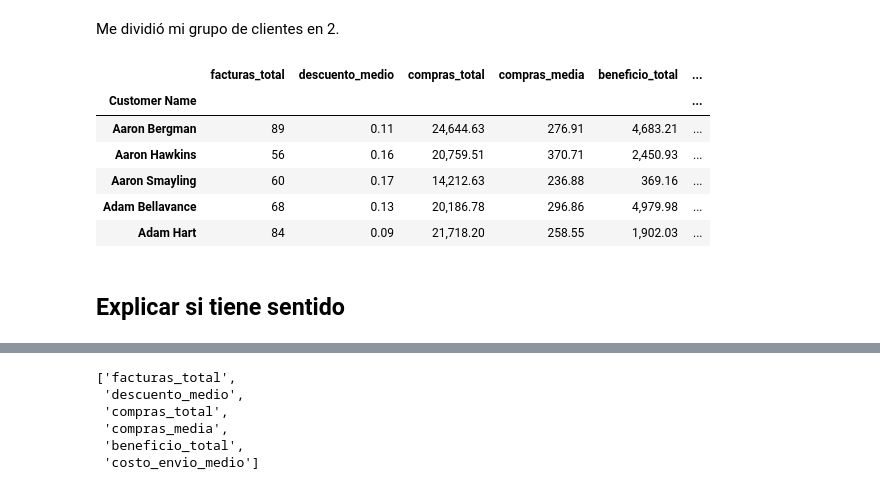
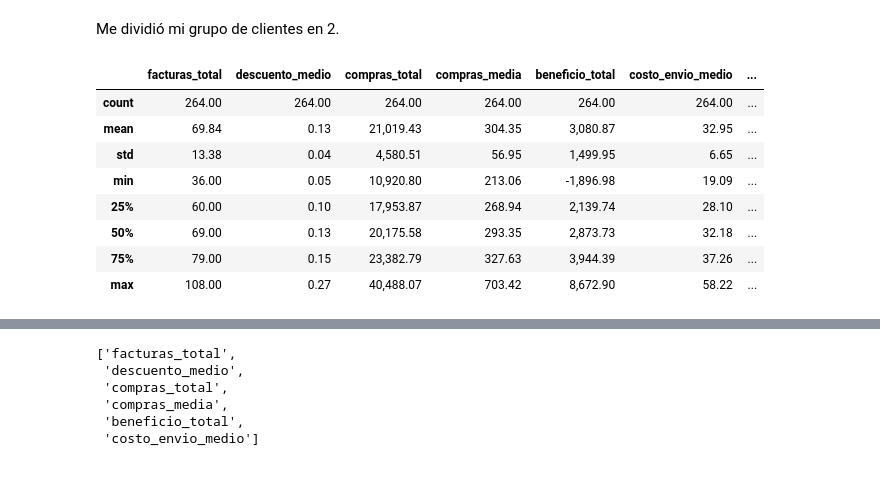
Before and after one commit to ngcarvajall/Proyecto9_Clustering_Regresion, a Jupyter notebook: Notebooks/EDA.ipynb, the cells around one changed output, grey strips where cells are left out. Cells and saved outputs as stored; diff of their text form; code cells hidden in the pictures.

```diff
--- a/Notebooks/EDA.ipynb
+++ b/Notebooks/EDA.ipynb
@@ -642,14 +680,2 @@ Explicar
 # %% [markdown]
 Me dividió mi grupo de clientes en 2.
-# %%
-df_clean.head()
-# %% [output]
-|  | facturas_total | descuento_medio | compras_total | compras_media | beneficio_total | ... |
-| Customer Name |  |  |  |  |  | ... |
-| Aaron Bergman | 89 | 0.11 | 24,644.63 | 276.91 | 4,683.21 | ... |
-| Aaron Hawkins | 56 | 0.16 | 20,759.51 | 370.71 | 2,450.93 | ... |
-| Aaron Smayling | 60 | 0.17 | 14,212.63 | 236.88 | 369.16 | ... |
-| Adam Bellavance | 68 | 0.13 | 20,186.78 | 296.86 | 4,979.98 | ... |
-| Adam Hart | 84 | 0.09 | 21,718.20 | 258.55 | 1,902.03 | ... |
-# %% [markdown]
-## Explicar si tiene sentido
@@ -655,0 +684,12 @@ df_clean.head()
+# %%
+df_clean[df_clean['cluster'] == 0].describe()
+# %% [output]
+|  | facturas_total | descuento_medio | compras_total | compras_media | beneficio_total | costo_envio_medio | ... |
+| count | 264.00 | 264.00 | 264.00 | 264.00 | 264.00 | 264.00 | ... |
+| mean | 69.84 | 0.13 | 21,019.43 | 304.35 | 3,080.87 | 32.95 | ... |
+| std | 13.38 | 0.04 | 4,580.51 | 56.95 | 1,499.95 | 6.65 | ... |
+| min | 36.00 | 0.05 | 10,920.80 | 213.06 | -1,896.98 | 19.09 | ... |
+| 25% | 60.00 | 0.10 | 17,953.87 | 268.94 | 2,139.74 | 28.10 | ... |
+| 50% | 69.00 | 0.13 | 20,175.58 | 293.35 | 2,873.73 | 32.18 | ... |
+| 75% | 79.00 | 0.15 | 23,382.79 | 327.63 | 3,944.39 | 37.26 | ... |
+| max | 108.00 | 0.27 | 40,488.07 | 703.42 | 8,672.90 | 58.22 | ... |
```
Also changed, not shown: parts of 23 cells of this notebook, 2 other files.
